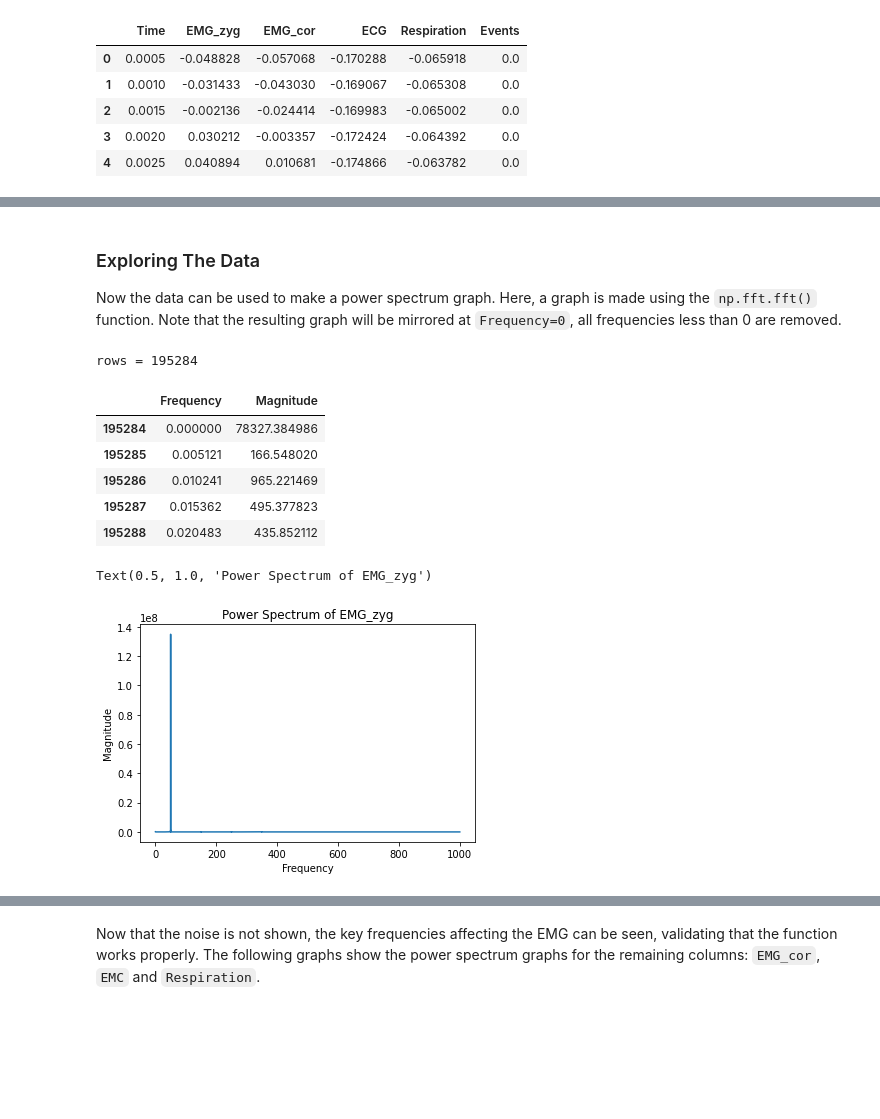
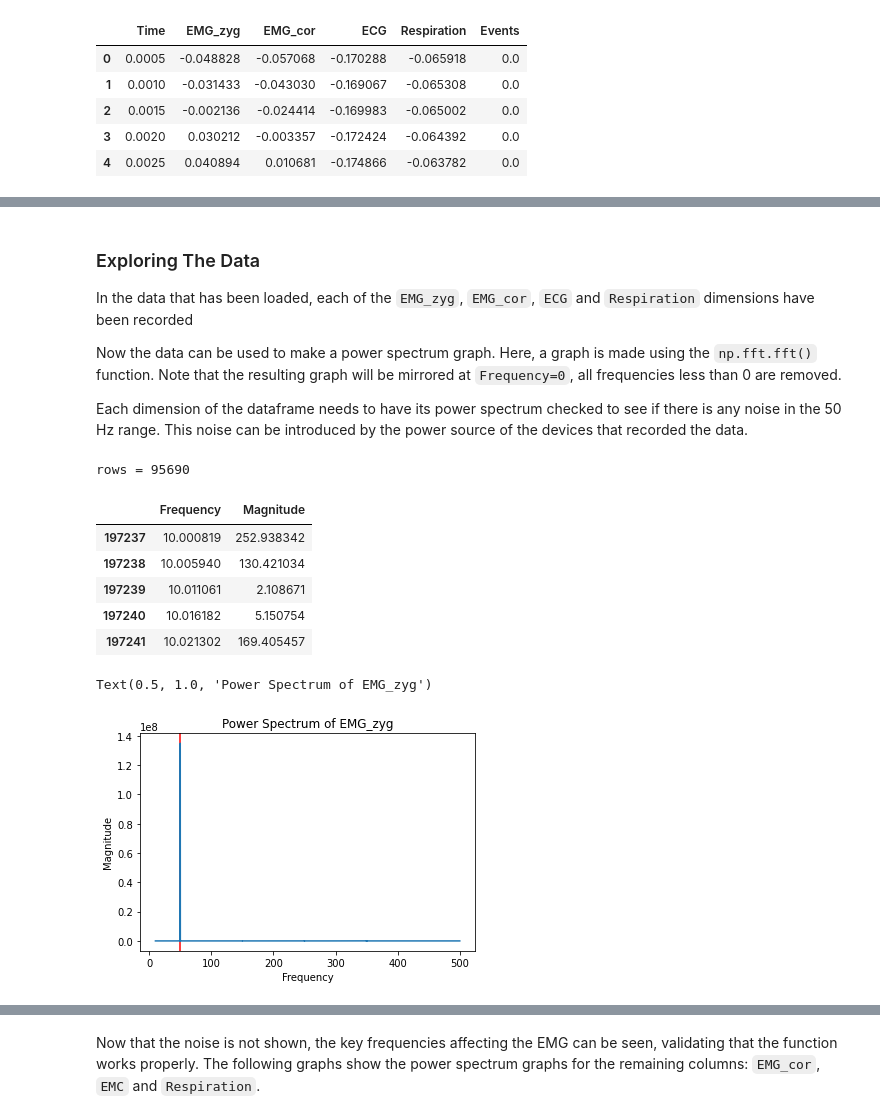
Before and after one commit to WiIIson/EMGFlow-Python-Package, a Jupyter notebook: PeakAffectDS-Analysis.ipynb, the cells around one changed output, grey strips where cells are left out. Cells and saved outputs as stored; diff of their text form; code cells hidden in the pictures; blank space fills up the shorter version.

```diff
--- a/PeakAffectDS-Analysis.ipynb
+++ b/PeakAffectDS-Analysis.ipynb
@@ -13,9 +14,13 @@ import matplotlib.pyplot as plt
 # %% [markdown]
 ### Import Data
 # %%
-happy = pd.read_csv('Data/Raw_PID_01-10/01/01-03-01.csv')
-print('rows =', len(happy.index))
-happy.head()
+#
+# Load data from subject 1 while watching the happy video
+#
+
+s1_happy = pd.read_csv('Data/Raw_PID_01-10/01/01-03-01.csv')
+print('rows =', len(s1_happy.index))
+s1_happy.head()
 # %% [output]
 rows = 390568
 |  | Time | EMG_zyg | EMG_cor | ECG | Respiration | Events |
@@ -24,3 +29,12 @@ rows = 390568
 | 2 | 0.0015 | -0.002136 | -0.024414 | -0.169983 | -0.065002 | 0.0 |
 | 3 | 0.0020 | 0.030212 | -0.003357 | -0.172424 | -0.064392 | 0.0 |
 | 4 | 0.0025 | 0.040894 | 0.010681 | -0.174866 | -0.063782 | 0.0 |
+# %%
+#
+# Process the data with neurokit2
+#
+
+cleaned_emg = nk.emg_clean(s1_happy['EMG_zyg'], sampling_rate=2000)
+
+plt.plot(cleaned_emg)
+plt.show()
@@ -27,7 +43,19 @@ rows = 390568
+# %%
+#
+# Construct power spectrum
+#
+
+ps = ecg_quality(cleaned_emg, method='zhao2018')
+
+plt.plot
 # %% [markdown]
 ### Exploring The Data
 
+In the data that has been loaded, each of the `EMG_zyg`, `EMG_cor`, `ECG` and `Respiration` dimensions have been recorded
+
 Now the data can be used to make a power spectrum graph. Here, a graph is made using the `np.fft.fft()` function. Note that the resulting graph will be mirrored at `Frequency=0`, all frequencies less than 0 are removed.
+
+Each dimension of the dataframe needs to have its power spectrum checked to see if there is any noise in the 50 Hz range. This noise can be introduced by the power source of the devices that recorded the data.
 # %%
 #
 # Creates a dataframe of power spectrum information given a series of
@@ -36,39 +64,42 @@ Now the data can be used to make a power spectrum graph. Here, a graph is made u
 
 def makePowerSpectrum(data, time_step):
     mags = np.abs(np.fft.fft(data)) ** 2
+    #mags = np.fft.fft(data)
     freqs = np.fft.fftfreq(data.size, time_step)
     idx = np.argsort(freqs)
     ps = pd.DataFrame({'Frequency': freqs[idx], 'Magnitude': mags[idx]})
 
-    # Remove mirrored frequencies
-    ps = ps[ps['Frequency'] >= 0]
+    # Only display frequencies between 10 and 500
+    ps = ps[ps['Frequency'] >= 10]
+    ps = ps[ps['Frequency'] <= 500]
 
     return ps
 # %%
 #
-# Looks at the shape of the data
+# Look at the shape of the data
 #
 
-ps = makePowerSpectrum(happy['EMG_zyg'], 0.0005)
+zyg_ps = makePowerSpectrum(s1_happy['EMG_zyg'], 0.0005)
 print('rows =', len(ps))
-ps.head()
+zyg_ps.head()
 # %% [output]
-rows = 195284
+rows = 95690
 |  | Frequency | Magnitude |
-| 195284 | 0.000000 | 78327.384986 |
-| 195285 | 0.005121 | 166.548020 |
-| 195286 | 0.010241 | 965.221469 |
-| 195287 | 0.015362 | 495.377823 |
-| 195288 | 0.020483 | 435.852112 |
+| 197237 | 10.000819 | 252.938342 |
+| 197238 | 10.005940 | 130.421034 |
+| 197239 | 10.011061 | 2.108671 |
+| 197240 | 10.016182 | 5.150754 |
+| 197241 | 10.021302 | 169.405457 |
 # %%
 #
 # Plots the power spectrum for EMG_zyg
 #
 
-plt.plot(ps['Frequency'], ps['Magnitude'])
+plt.axvline(x=50, color='r')
+plt.plot(zyg_ps['Frequency'], zyg_ps['Magnitude'])
 plt.xlabel('Frequency')
 plt.ylabel('Magnitude')
 plt.title('Power Spectrum of EMG_zyg')
 # %% [output]
 Text(0.5, 1.0, 'Power Spectrum of EMG_zyg')
-[figure, old version]
+[figure, new version]
```
Also changed, not shown: parts of 17 cells of this notebook, 1 other file.
